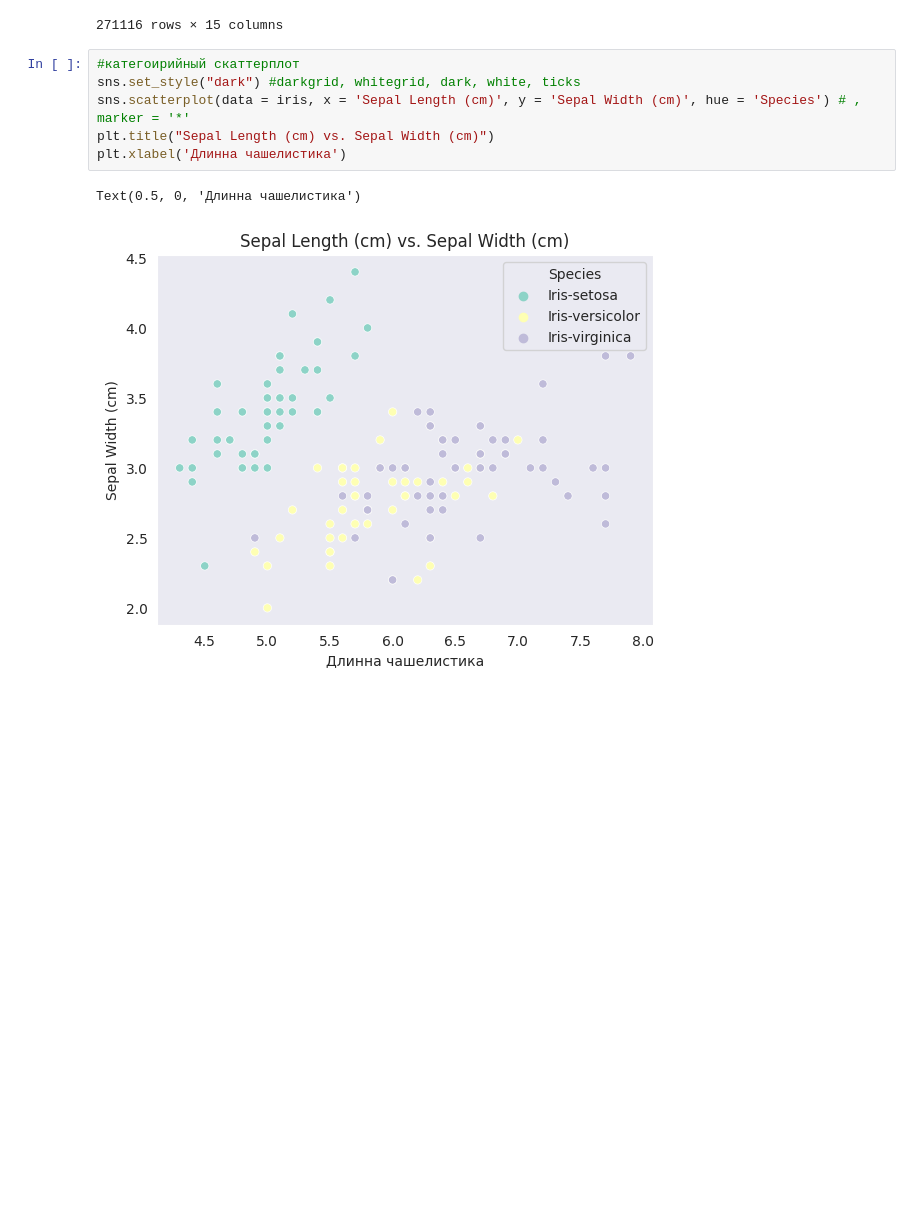
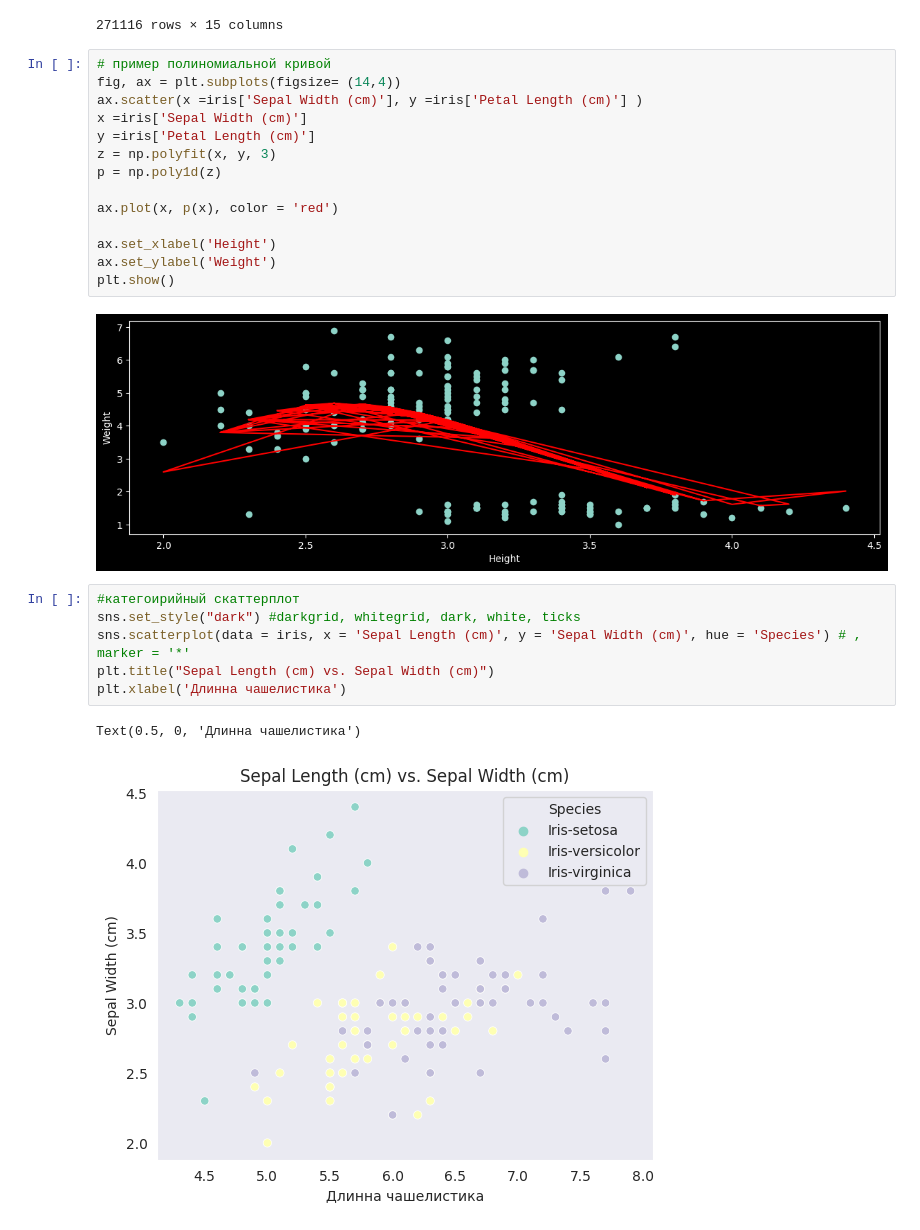
Before and after one commit to Vitalyastiy/cheat-python, a Jupyter notebook: viz/.Шпаргалка по графикам.ipynb, the cells around one changed output. Saved outputs shown, nothing was run; the diff lists cells and outputs as text; blank space fills up the shorter version.

```diff
--- a/viz/.Шпаргалка по графикам.ipynb
+++ b/viz/.Шпаргалка по графикам.ipynb
@@ -48,6 +48,22 @@ olympic
 | 271114 | 135571 | Tomasz Ireneusz ya | M | 30.0 | 185.0 | 96.0 | Poland | POL | 1998 Winter | 1998 | Winter | ... |
 | 271115 | 135571 | Tomasz Ireneusz ya | M | 34.0 | 185.0 | 96.0 | Poland | POL | 2002 Winter | 2002 | Winter | ... |
 271116 rows × 15 columns
+# %%
+# пример полиномиальной кривой
+fig, ax = plt.subplots(figsize= (14,4))
+ax.scatter(x =iris['Sepal Width (cm)'], y =iris['Petal Length (cm)'] )
+x =iris['Sepal Width (cm)']
+y =iris['Petal Length (cm)']
+z = np.polyfit(x, y, 3)
+p = np.poly1d(z)
+
+ax.plot(x, p(x), color = 'red')
+
+ax.set_xlabel('Height')
+ax.set_ylabel('Weight')
+plt.show()
+# %% [output]
+[figure, added]
 # %%
 #категоирийный скаттерплот
 sns.set_style("dark") #darkgrid, whitegrid, dark, white, ticks
```
